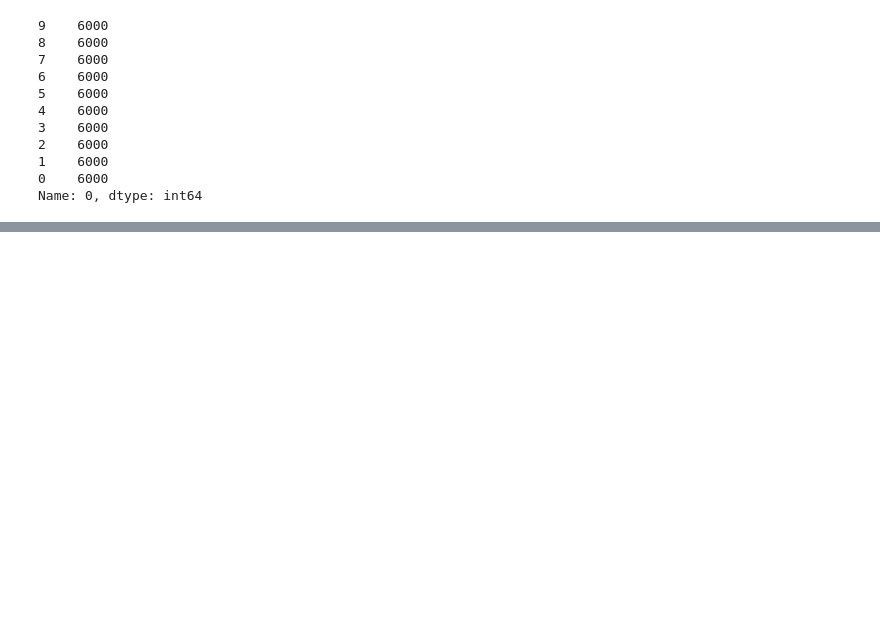
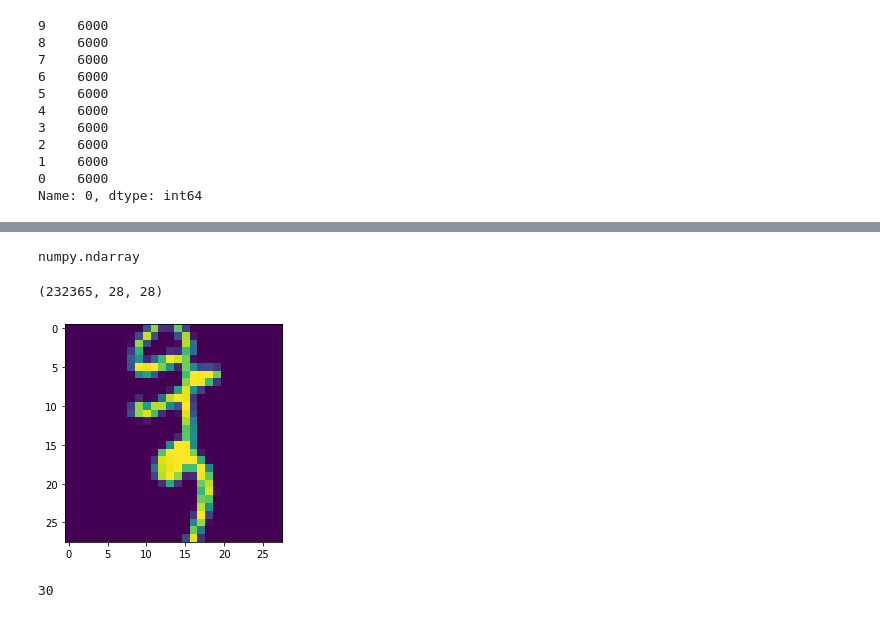
Before and after one commit to franklinhurst/AdvancedDataScience, a Jupyter notebook: Kuzushiji.data_exp.ipynb, the cells around one changed output, grey strips where cells are left out. Saved outputs shown, nothing was run; the diff lists cells and outputs as text; code cells hidden in the pictures; blank space fills up the shorter version.

```diff
--- a/Kuzushiji.data_exp.ipynb
+++ b/Kuzushiji.data_exp.ipynb
@@ -433,0 +472,9 @@ df_train_labels.head(20)
+# %%
+def load(f):
+    return np.load(f)['arr_0']
+# %%
+# we load this new data into a numpy array
+k49_train_images = load('k49-train-imgs.npz')
+k49_train_labels = load('k49-train-labels.npz')
+k49_test_images = load('k49-test-imgs.npz')
+k49_test_labels = load('k49-test-labels.npz')
@@ -433,0 +540,8 @@ df_train_labels.head(20)
+# %%
+type(k49_train_images)
+# %% [output]
+numpy.ndarray
+# %%
+k49_train_images.shape
+# %% [output]
+(232365, 28, 28)
@@ -433,0 +551,14 @@ df_train_labels.head(20)
+# %%
+# let's see the image at index 0
+plt.figure()
+plt.imshow(k49_train_images[0])
+plt.show()
+# %% [output]
+[figure, added]
+# %%
+# visually, this one look like 'ma'
+# so according to the classmap
+# it should be type 30
+k49_train_labels[0]
+# %% [output]
+30
```
Also changed, not shown: parts of 58 cells of this notebook.
